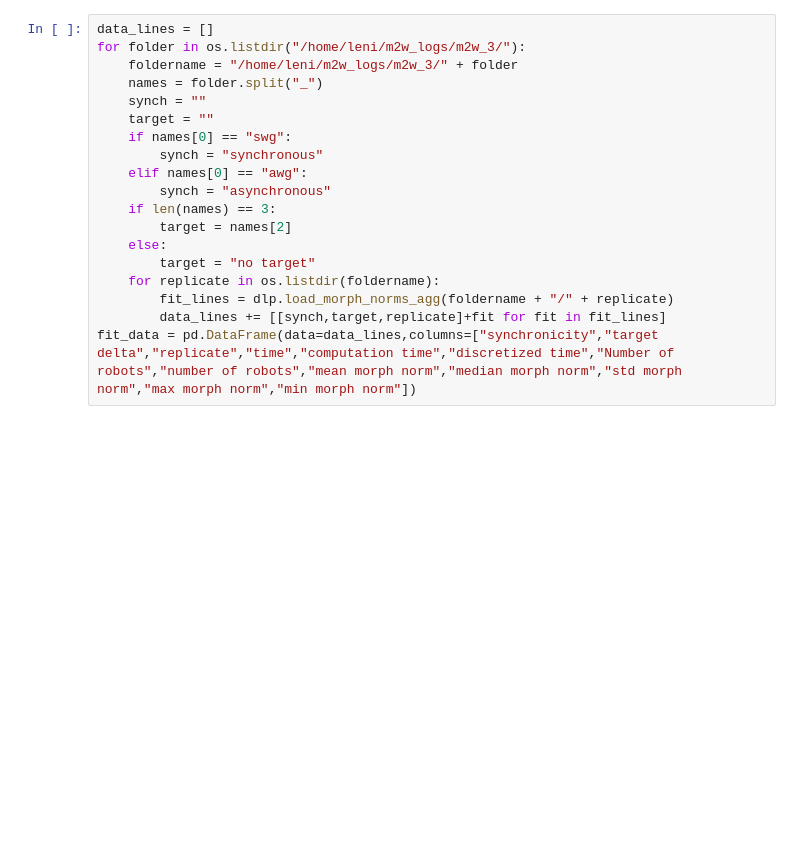
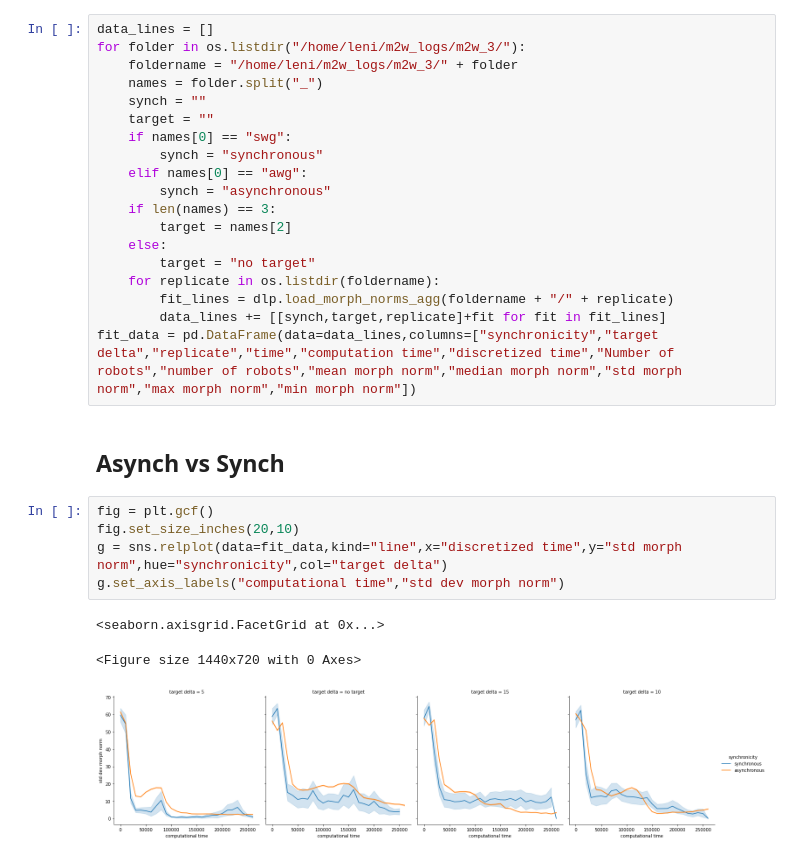
Before and after one commit to LeniLeGoff/py_async_ea, a Jupyter notebook: plotting/m2w_analysis_2.ipynb, the cells around one changed output. Cells and saved outputs as stored; diff of their text form; blank space fills up the shorter version.

```diff
--- a/plotting/m2w_analysis_2.ipynb
+++ b/plotting/m2w_analysis_2.ipynb
@@ -256,3 +258,14 @@ for folder in os.listdir("/home/leni/m2w_logs/m2w_3/"):
         fit_lines = dlp.load_morph_norms_agg(foldername + "/" + replicate)
         data_lines += [[synch,target,replicate]+fit for fit in fit_lines]
 fit_data = pd.DataFrame(data=data_lines,columns=["synchronicity","target delta","replicate","time","computation time","discretized time","Number of robots","number of robots","mean morph norm","median morph norm","std morph norm","max morph norm","min morph norm"])
+# %% [markdown]
+## Asynch vs Synch
+# %%
+fig = plt.gcf()
+fig.set_size_inches(20,10)
+g = sns.relplot(data=fit_data,kind="line",x="discretized time",y="std morph norm",hue="synchronicity",col="target delta")
+g.set_axis_labels("computational time","std dev morph norm")
+# %% [output]
+<seaborn.axisgrid.FacetGrid at 0x...>
+<Figure size 1440x720 with 0 Axes>
+[figure, added]
```
Also changed, not shown: parts of 23 cells of this notebook, 4 other files.
